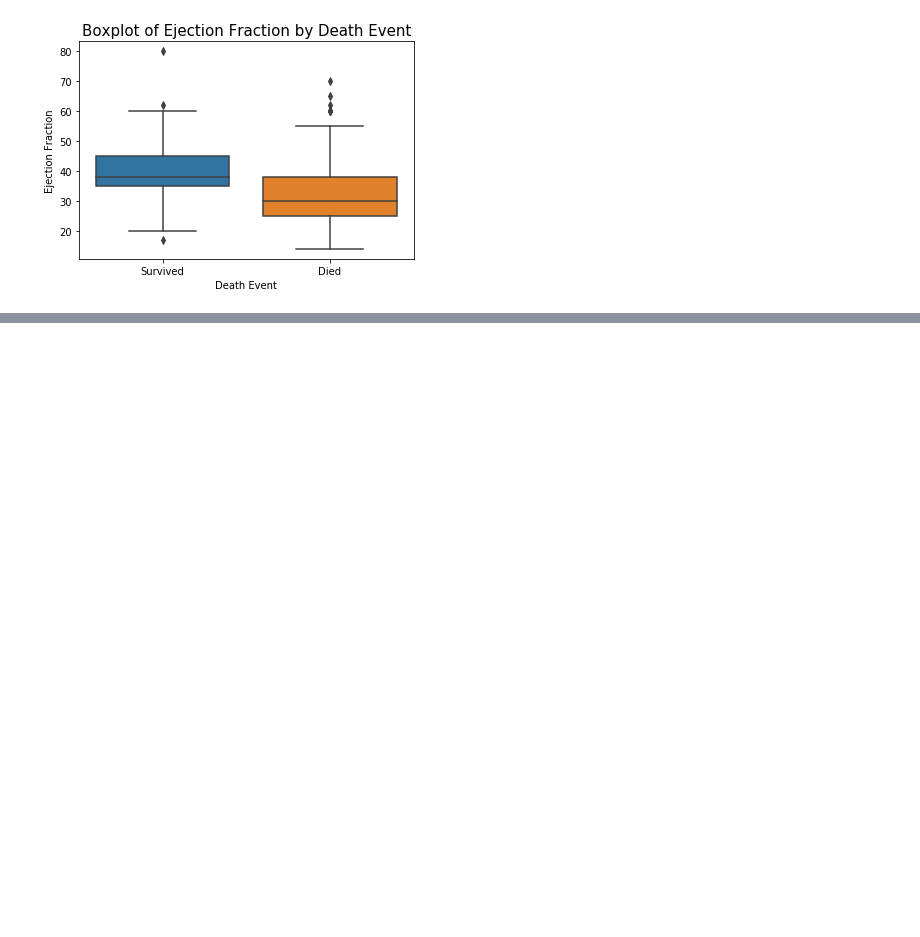
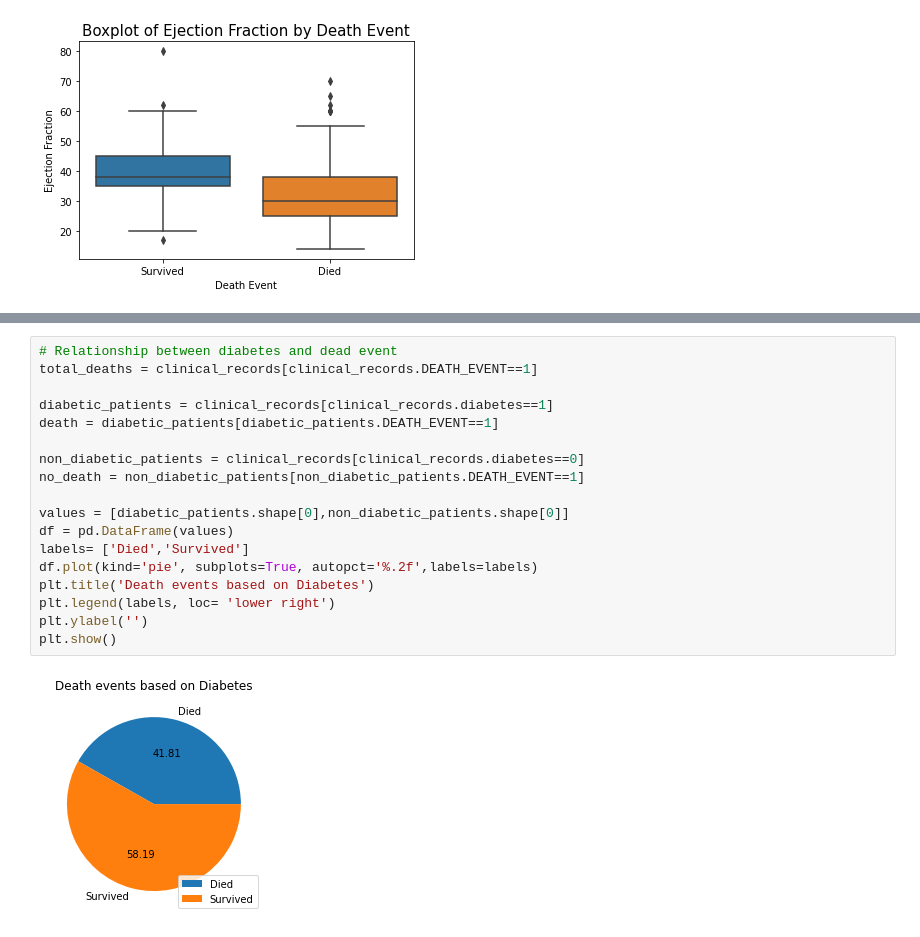
Before and after one commit to SaiRamishetty-23/PDS_assignment2, a Jupyter notebook: assignment2_code.ipynb, the cells around one changed output, grey strips where cells are left out. Drawn from its saved outputs; the diff is of its cells as text; blank space fills up the shorter version.

```diff
--- a/assignment2_code.ipynb
+++ b/assignment2_code.ipynb
@@ -374,0 +437,20 @@ plt.show()
+# %%
+# Relationship between diabetes and dead event
+total_deaths = clinical_records[clinical_records.DEATH_EVENT==1]
+
+diabetic_patients = clinical_records[clinical_records.diabetes==1]
+death = diabetic_patients[diabetic_patients.DEATH_EVENT==1]
+
+non_diabetic_patients = clinical_records[clinical_records.diabetes==0]
+no_death = non_diabetic_patients[non_diabetic_patients.DEATH_EVENT==1]
+
+values = [diabetic_patients.shape[0],non_diabetic_patients.shape[0]]
+df = pd.DataFrame(values)
+labels= ['Died','Survived']
+df.plot(kind='pie', subplots=True, autopct='%.2f',labels=labels)
+plt.title('Death events based on Diabetes')
+plt.legend(labels, loc= 'lower right')
+plt.ylabel('')
+plt.show()
+# %% [output]
+[figure, added]
```
Also changed, not shown: parts of 15 cells of this notebook.
